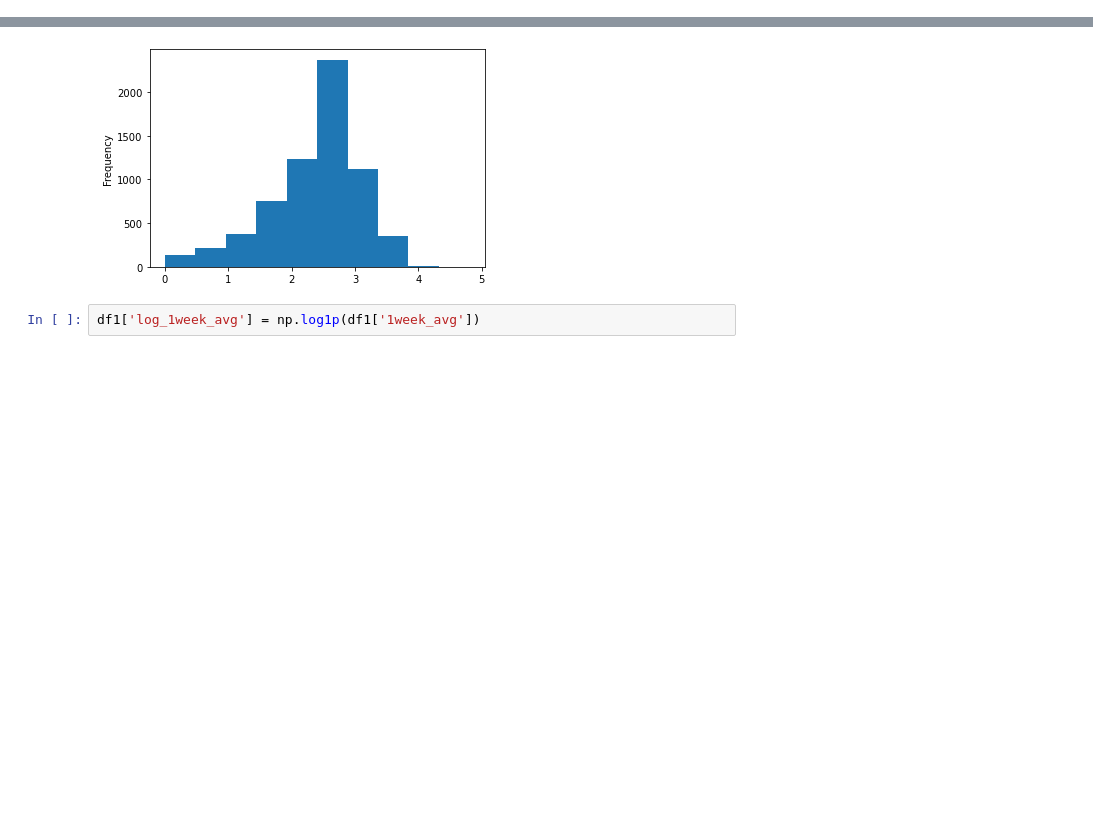
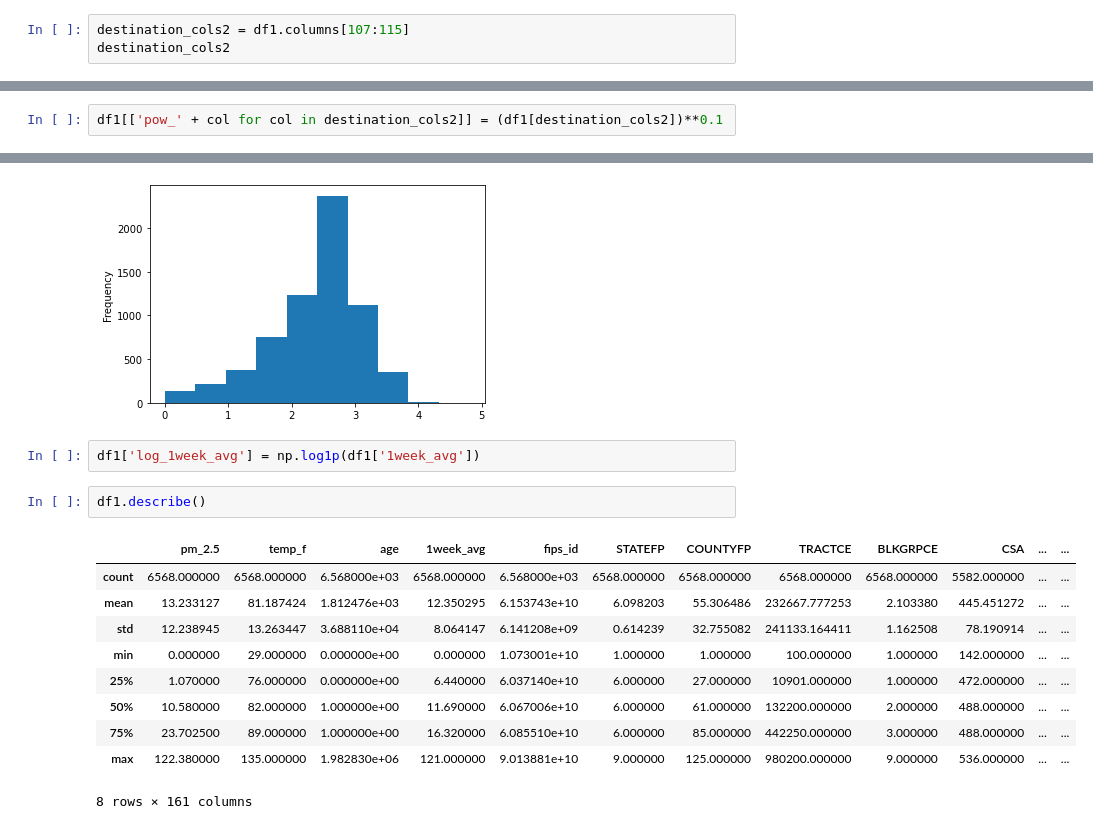
Before and after one commit to morganhof/teamwork_aq_n_walkability, a Jupyter notebook: 02_EDA_Steven.ipynb, the cells around one changed output, grey strips where cells are left out. Cells and saved outputs as stored; diff of their text form; blank space fills up the shorter version.

```diff
--- a/02_EDA_Steven.ipynb
+++ b/02_EDA_Steven.ipynb
@@ -373,3 +373,6 @@ np.log1p(df1.iloc[:, 103:107]).describe()
 df1[['log_' + col for col in destination_cols1]] = np.log1p(df1[destination_cols1])
 # %% [markdown]
 The remaining features are already from 0 to 1 but can be power transformed.
+# %%
+destination_cols2 = df1.columns[107:115]
+destination_cols2
@@ -393,3 +393,5 @@ np.log1p(df1['D5BR']).plot(kind = 'hist')
+# %%
+df1[['pow_' + col for col in destination_cols2]] = (df1[destination_cols2])**0.1
 # %% [markdown]
 ### Target distribution
 # %%
@@ -399,3 +401,16 @@ np.log1p(df1['1week_avg']).plot(kind = 'hist')
 [figure]
 # %%
 df1['log_1week_avg'] = np.log1p(df1['1week_avg'])
+# %%
+df1.describe()
+# %% [output]
+|  | pm_2.5 | temp_f | age | 1week_avg | fips_id | STATEFP | COUNTYFP | TRACTCE | BLKGRPCE | CSA | ... | ... |
+| count | 6568.000000 | 6568.000000 | 6.568000e+03 | 6568.000000 | 6.568000e+03 | 6568.000000 | 6568.000000 | 6568.000000 | 6568.000000 | 5582.000000 | ... | ... |
+| mean | 13.233127 | 81.187424 | 1.812476e+03 | 12.350295 | 6.153743e+10 | 6.098203 | 55.306486 | 232667.777253 | 2.103380 | 445.451272 | ... | ... |
+| std | 12.238945 | 13.263447 | 3.688110e+04 | 8.064147 | 6.141208e+09 | 0.614239 | 32.755082 | 241133.164411 | 1.162508 | 78.190914 | ... | ... |
+| min | 0.000000 | 29.000000 | 0.000000e+00 | 0.000000 | 1.073001e+10 | 1.000000 | 1.000000 | 100.000000 | 1.000000 | 142.000000 | ... | ... |
+| 25% | 1.070000 | 76.000000 | 0.000000e+00 | 6.440000 | 6.037140e+10 | 6.000000 | 27.000000 | 10901.000000 | 1.000000 | 472.000000 | ... | ... |
+| 50% | 10.580000 | 82.000000 | 1.000000e+00 | 11.690000 | 6.067006e+10 | 6.000000 | 61.000000 | 132200.000000 | 2.000000 | 488.000000 | ... | ... |
+| 75% | 23.702500 | 89.000000 | 1.000000e+00 | 16.320000 | 6.085510e+10 | 6.000000 | 85.000000 | 442250.000000 | 3.000000 | 488.000000 | ... | ... |
+| max | 122.380000 | 135.000000 | 1.982830e+06 | 121.000000 | 9.013881e+10 | 9.000000 | 125.000000 | 980200.000000 | 9.000000 | 536.000000 | ... | ... |
+8 rows × 161 columns
```
Also changed, not shown: parts of 4 cells of this notebook.
